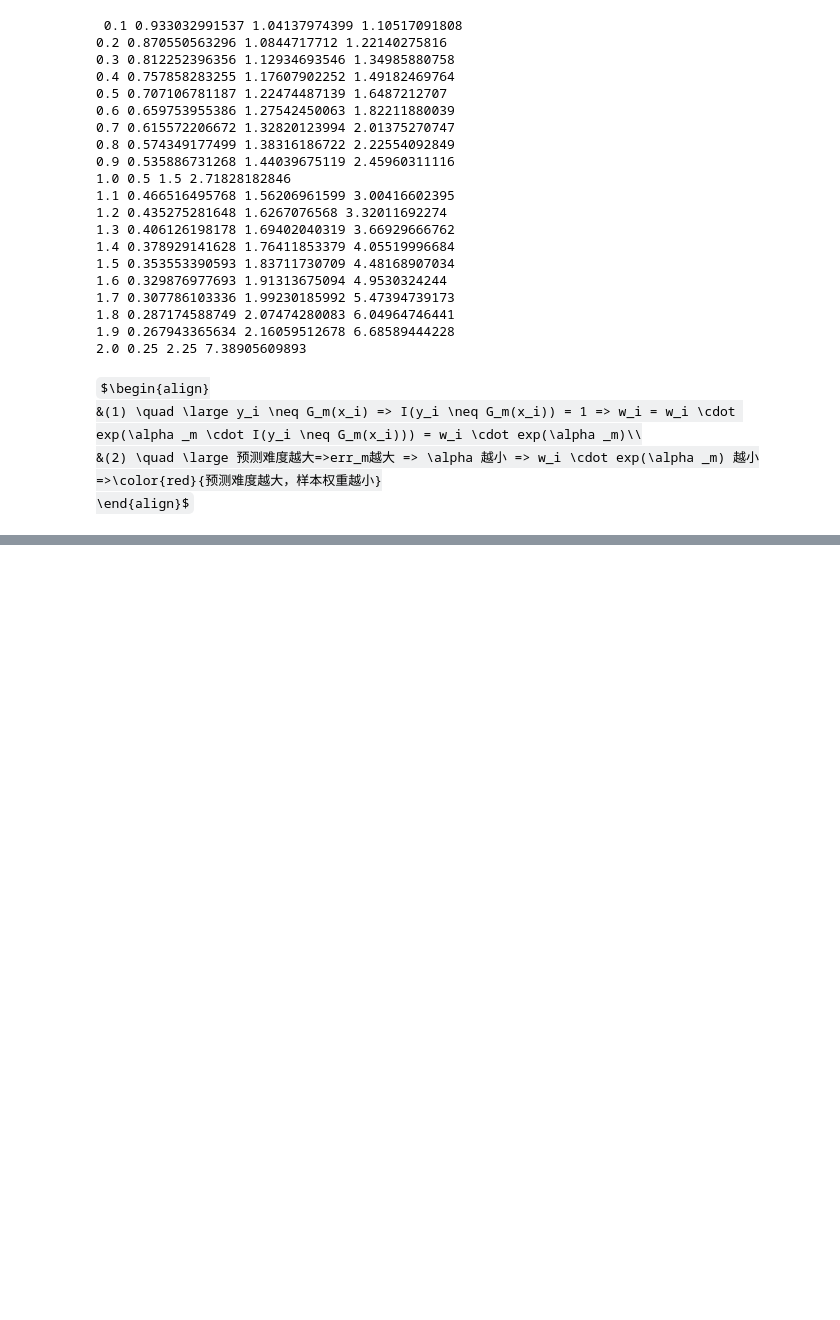
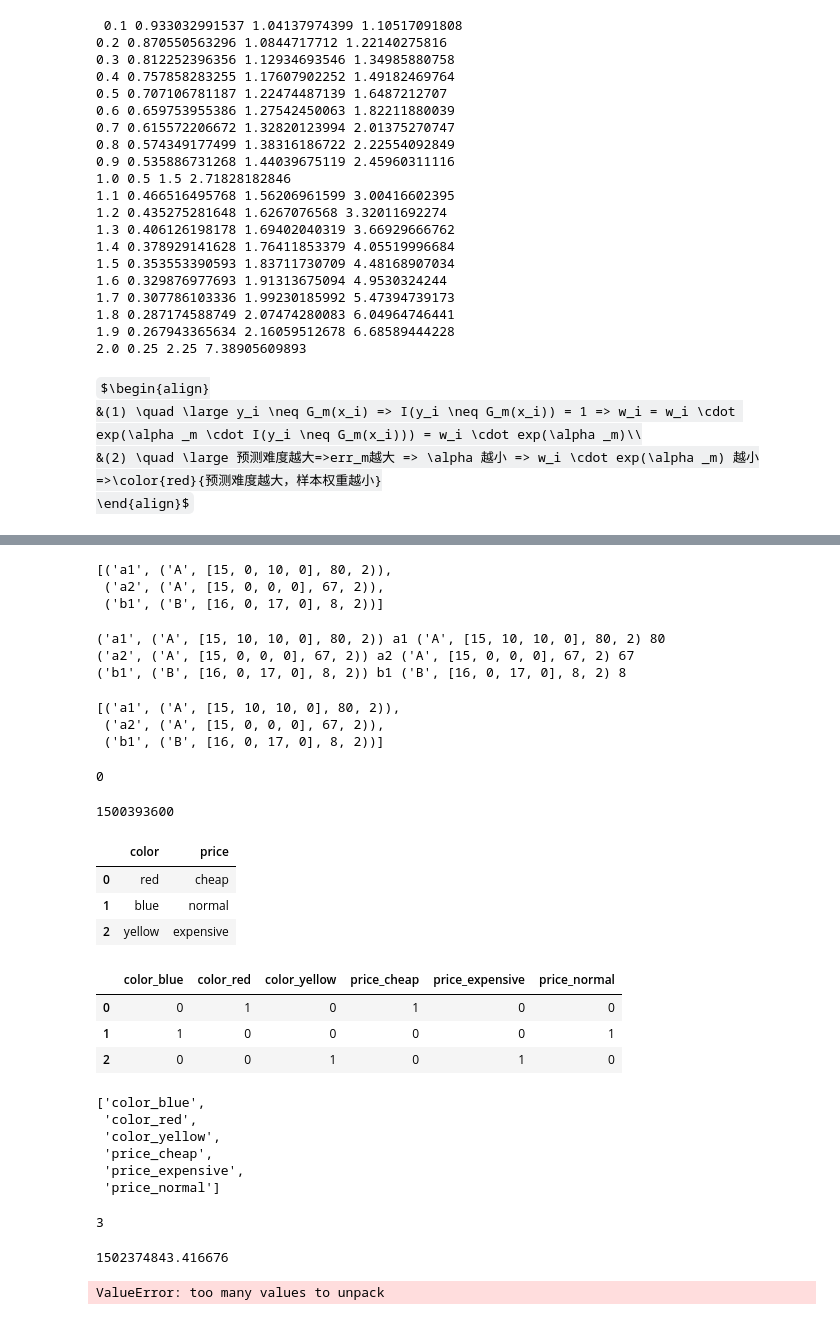
Before and after one commit to guoyu07/python_blackboard, a Jupyter notebook: my_blackboard.ipynb, the cells around one changed output, grey strips where cells are left out. Saved outputs shown, nothing was run; the diff lists cells and outputs as text; code cells hidden in the pictures; some formulas as TeX source; blank space fills up the shorter version.

```diff
--- a/my_blackboard.ipynb
+++ b/my_blackboard.ipynb
@@ -674,0 +682,74 @@ $\begin{align}
+# %%
+sorted(normal_dict.iteritems(), key=lambda x:x[1][2], reverse=True)
+# %% [output]
+[('a1', ('A', [15, 0, 10, 0], 80, 2)),
+ ('a2', ('A', [15, 0, 0, 0], 67, 2)),
+ ('b1', ('B', [16, 0, 17, 0], 8, 2))]
+# %%
+for it in normal_dict.iteritems():
+    print it,it[0],it[1],it[1][2]
+# %% [output]
+('a1', ('A', [15, 10, 10, 0], 80, 2)) a1 ('A', [15, 10, 10, 0], 80, 2) 80
+('a2', ('A', [15, 0, 0, 0], 67, 2)) a2 ('A', [15, 0, 0, 0], 67, 2) 67
+('b1', ('B', [16, 0, 17, 0], 8, 2)) b1 ('B', [16, 0, 17, 0], 8, 2) 8
+# %%
+normal_dict.items()
+# %% [output]
+[('a1', ('A', [15, 10, 10, 0], 80, 2)),
+ ('a2', ('A', [15, 0, 0, 0], 67, 2)),
+ ('b1', ('B', [16, 0, 17, 0], 8, 2))]
+# %%
+send_list_component = list()
+len(send_list_component)
+# %% [output]
+0
+# %%
+import time
+
+dt = "20170719"
+
+#转换成时间数组
+
+
+print timestamp
+# %% [output]
+1500393600
+# %%
+labels = {'color':['red', 'blue', 'yellow'], 'price':['cheap', 'normal', 'expensive']}
+labels_dt = pd.DataFrame(labels)
+labels_encoded = pd.get_dummies(labels_dt)
+display(labels_dt)
+display(labels_encoded)
+display(list(labels_encoded.columns))
+# %% [output]
+|  | color | price |
+| 0 | red | cheap |
+| 1 | blue | normal |
+| 2 | yellow | expensive |
+|  | color_blue | color_red | color_yellow | price_cheap | price_expensive | price_normal |
+| 0 | 0 | 1 | 0 | 1 | 0 | 0 |
+| 1 | 1 | 0 | 0 | 0 | 0 | 1 |
+| 2 | 0 | 0 | 1 | 0 | 1 | 0 |
+['color_blue',
+ 'color_red',
+ 'color_yellow',
+ 'price_cheap',
+ 'price_expensive',
+ 'price_normal']
+# %%
+for i,_ in enumerate([2,1,4,7]):
+    pass
+print i
+# %% [output]
+3
+# %%
+from time import time
+time()
+# %% [output]
+1502374843.416676
+# %%
+a=[1,2,3,4]
+b,c=a
+print b,c
+# %% [output]
+ValueError: too many values to unpack
```
Also changed, not shown: parts of 87 cells of this notebook, 5 other files.
